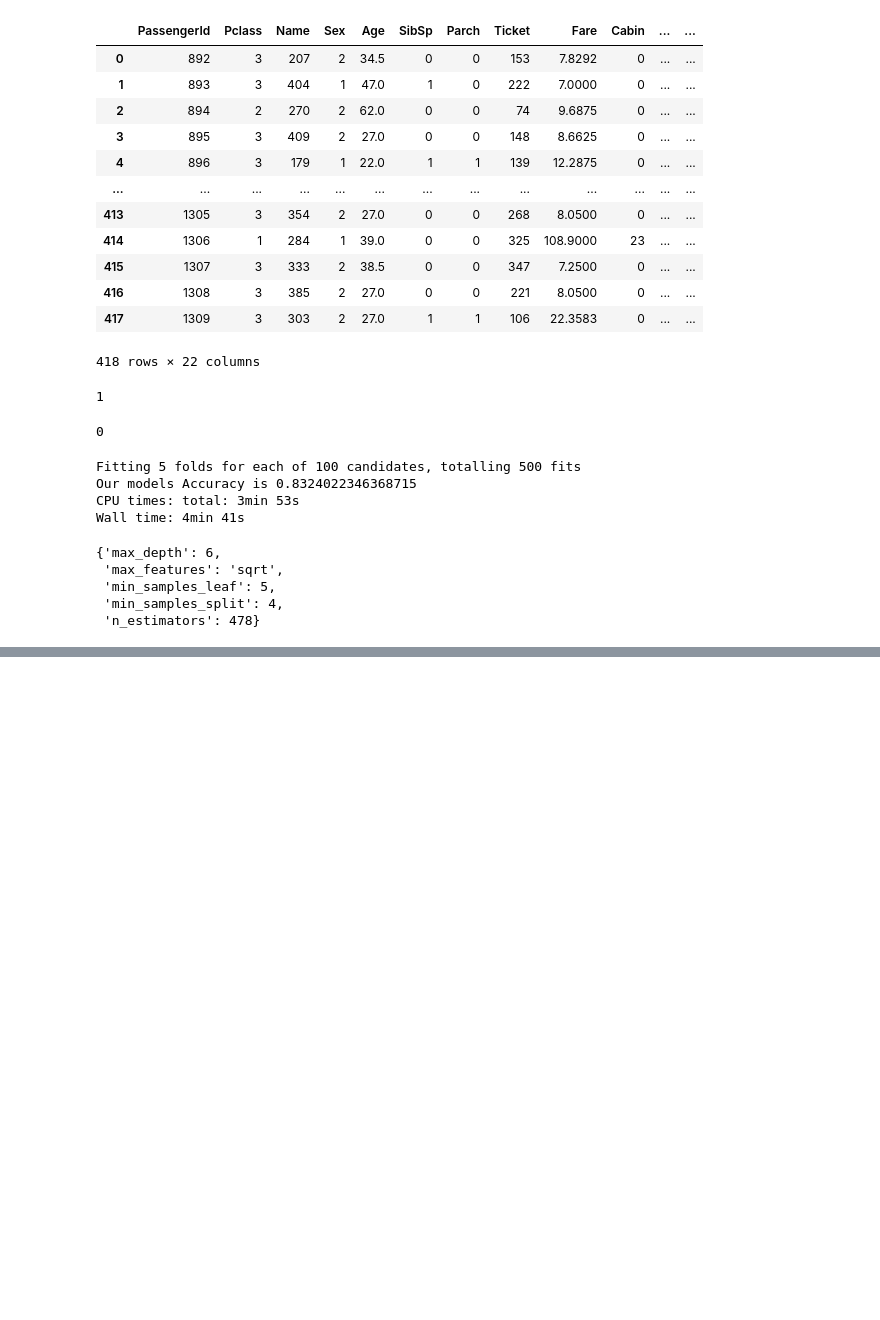
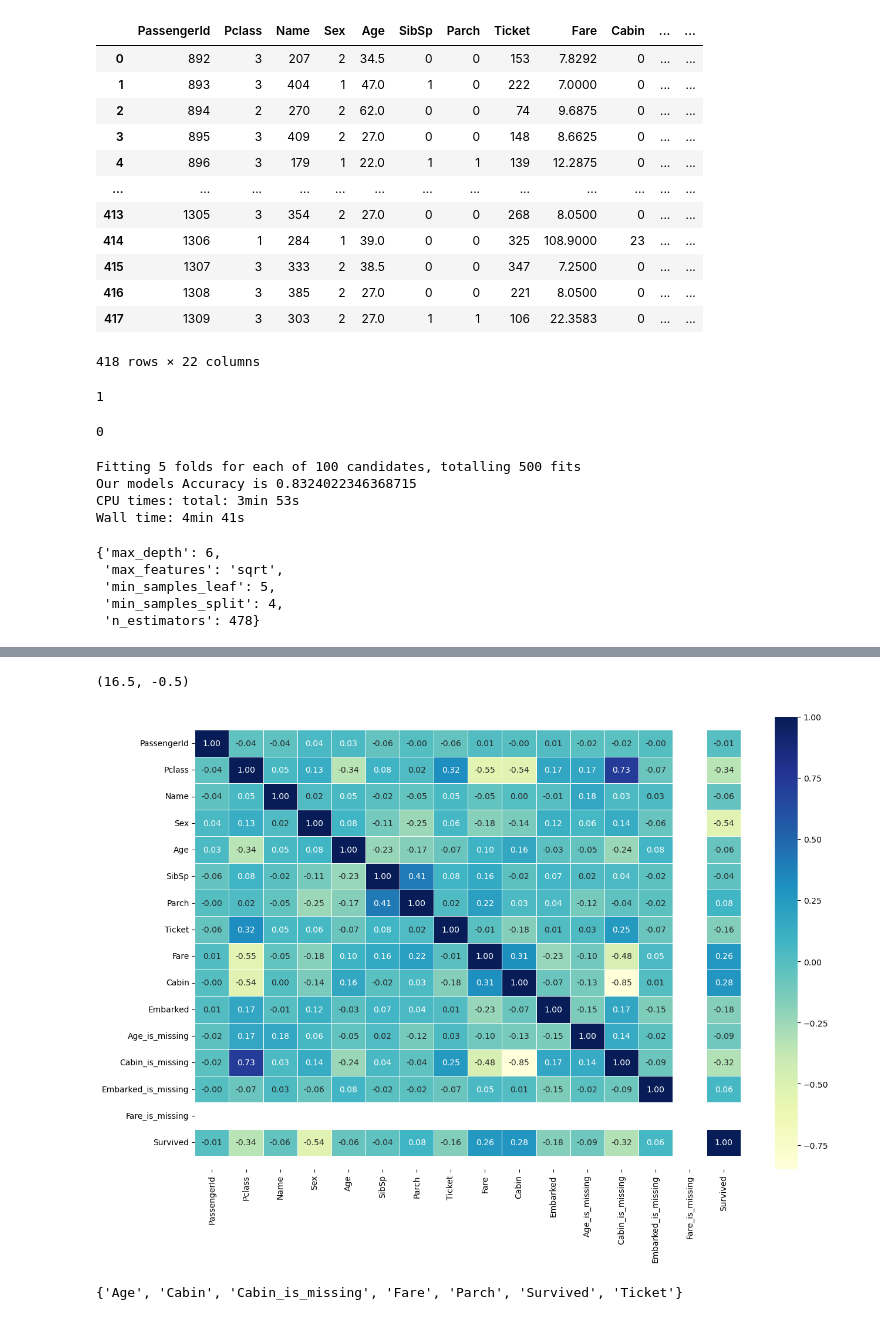
Before and after one commit to ismailAlAbdali/TitannicKagglePred, a Jupyter notebook: Titanic.ipynb, the cells around one changed output, grey strips where cells are left out. Cells and saved outputs as stored; diff of their text form; code cells hidden in the pictures; blank space fills up the shorter version.

```diff
--- a/Titanic.ipynb
+++ b/Titanic.ipynb
@@ -853,0 +960,6 @@ resulted_df_catB.to_csv("./data/Titanic_Survival_predctions_catb.csv",index = Fa
+# %%
+df_train_copy = fixed_train.copy()
+# convert bool values to 0,1
+for i in df_train_copy.columns:
+    if "is_missing" in i:
+        df_train_copy[i] = df_train_copy[i].astype("category").cat.codes
@@ -853,0 +995,3 @@ resulted_df_catB.to_csv("./data/Titanic_Survival_predctions_catb.csv",index = Fa
+# %%
+matrix_corr = df_train_copy.corr()
+matrix_corr
@@ -853,0 +1016,13 @@ resulted_df_catB.to_csv("./data/Titanic_Survival_predctions_catb.csv",index = Fa
+# %%
+# Let's make our correlation matrix a little prettier
+fig, ax = plt.subplots(figsize=(15, 10))
+ax = sns.heatmap(matrix_corr,
+                 annot=True,
+                 linewidths=0.5,
+                 fmt=".2f",
+                 cmap="YlGnBu");
+bottom, top = ax.get_ylim()
+ax.set_ylim(bottom + 0.5, top - 0.5)
+# %% [output]
+(16.5, -0.5)
+[figure, added]
@@ -853,0 +1040,4 @@ resulted_df_catB.to_csv("./data/Titanic_Survival_predctions_catb.csv",index = Fa
+# %%
+highly_correlated_features
+# %% [output]
+{'Age', 'Cabin', 'Cabin_is_missing', 'Fare', 'Parch', 'Survived', 'Ticket'}
```
Also changed, not shown: parts of 130 cells of this notebook.
